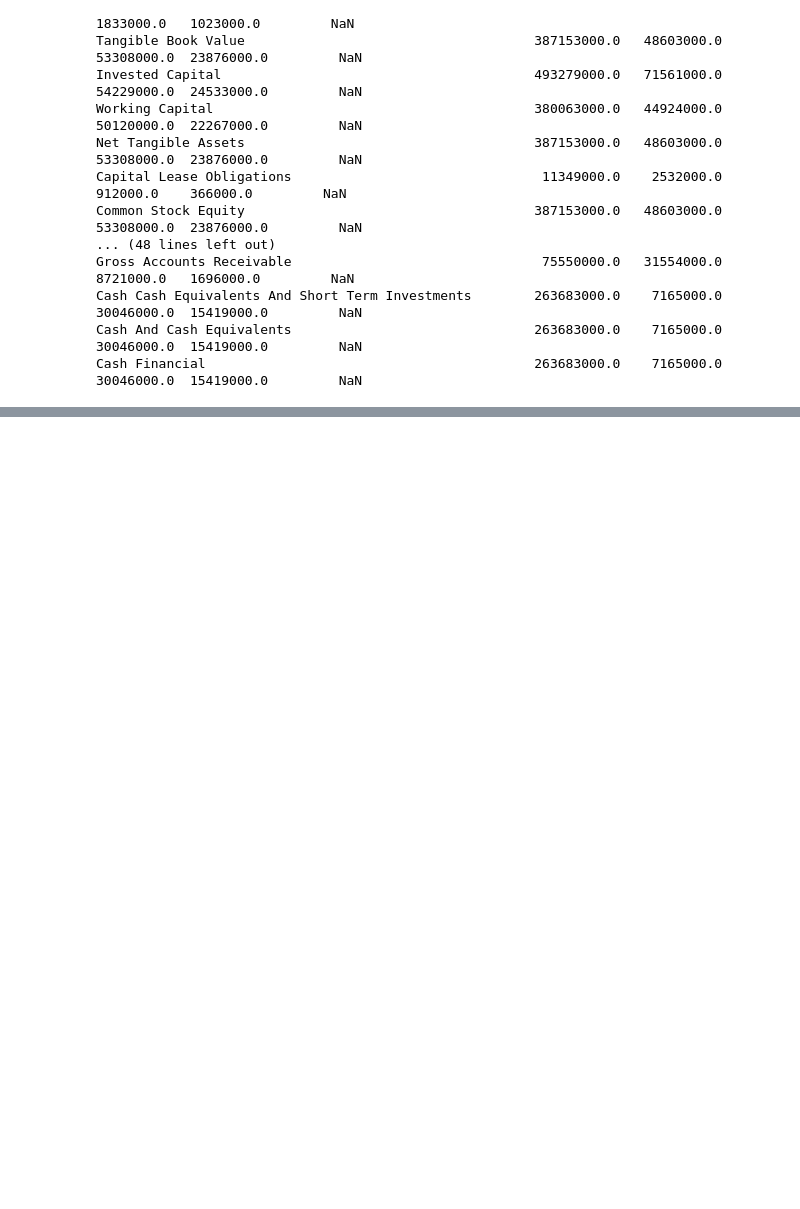
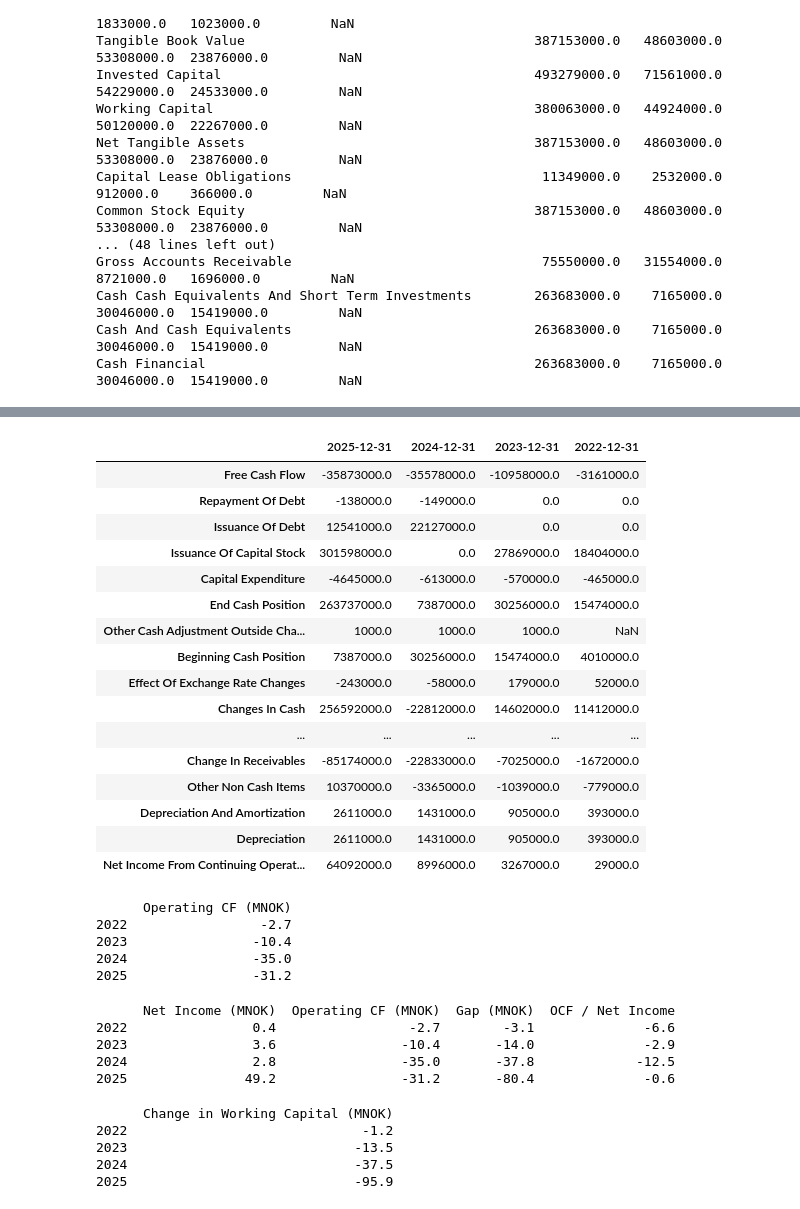
Before and after one commit to b-hand-cpu/stock-analysis, a Jupyter notebook: delia_analysis.ipynb, the cells around one changed output, grey strips where cells are left out. Drawn from its saved outputs; the diff is of its cells as text; code cells hidden in the pictures; blank space fills up the shorter version.

```diff
--- a/delia_analysis.ipynb
+++ b/delia_analysis.ipynb
@@ -114,0 +144,72 @@ Freq: YE-DEC, dtype: float64
+# %%
+cashflow = yf.Ticker(delia_ticker).cashflow
+cashflow
+# %% [output]
+|  | 2025-12-31 | 2024-12-31 | 2023-12-31 | 2022-12-31 |
+| Free Cash Flow | -35873000.0 | -35578000.0 | -10958000.0 | -3161000.0 |
+| Repayment Of Debt | -138000.0 | -149000.0 | 0.0 | 0.0 |
+| Issuance Of Debt | 12541000.0 | 22127000.0 | 0.0 | 0.0 |
+| Issuance Of Capital Stock | 301598000.0 | 0.0 | 27869000.0 | 18404000.0 |
+| Capital Expenditure | -4645000.0 | -613000.0 | -570000.0 | -465000.0 |
+| End Cash Position | 263737000.0 | 7387000.0 | 30256000.0 | 15474000.0 |
+| Other Cash Adjustment Outside Cha... | 1000.0 | 1000.0 | 1000.0 | NaN |
+| Beginning Cash Position | 7387000.0 | 30256000.0 | 15474000.0 | 4010000.0 |
+| Effect Of Exchange Rate Changes | -243000.0 | -58000.0 | 179000.0 | 52000.0 |
+| Changes In Cash | 256592000.0 | -22812000.0 | 14602000.0 | 11412000.0 |
+| ... | ... | ... | ... | ... |
+| Change In Receivables | -85174000.0 | -22833000.0 | -7025000.0 | -1672000.0 |
+| Other Non Cash Items | 10370000.0 | -3365000.0 | -1039000.0 | -779000.0 |
+| Depreciation And Amortization | 2611000.0 | 1431000.0 | 905000.0 | 393000.0 |
+| Depreciation | 2611000.0 | 1431000.0 | 905000.0 | 393000.0 |
+| Net Income From Continuing Operat... | 64092000.0 | 8996000.0 | 3267000.0 | 29000.0 |
+# %%
+# Hent operasjonell kontantstrøm
+operating_cf = cashflow.loc["Operating Cash Flow"].sort_index()
+
+ocf = pd.DataFrame({
+    "Operating CF (MNOK)": operating_cf / 1e6
+})
+
+ocf.index = ocf.index.year
+print(ocf.round(1).to_string())
+# %% [output]
+      Operating CF (MNOK)
+2022                 -2.7
+2023                -10.4
+2024                -35.0
+2025                -31.2
+# %%
+net_income = income.loc["Net Income"].sort_index()
+
+quality = pd.DataFrame({
+    "Net Income (MNOK)": net_income / 1e6,
+    "Operating CF (MNOK)": operating_cf / 1e6,
+})
+
+quality["Gap (MNOK)"] = quality["Operating CF (MNOK)"] - quality["Net Income (MNOK)"]
+quality["OCF / Net Income"] = (quality["Operating CF (MNOK)"] / quality["Net Income (MNOK)"]).round(2)
+
+quality.index = quality.index.year
+print(quality.round(1).to_string())
+# %% [output]
+      Net Income (MNOK)  Operating CF (MNOK)  Gap (MNOK)  OCF / Net Income
+2022                0.4                 -2.7        -3.1              -6.6
+2023                3.6                -10.4       -14.0              -2.9
+2024                2.8                -35.0       -37.8             -12.5
+2025               49.2                -31.2       -80.4              -0.6
+# %%
+# Sjekk endring i arbeidskapital
+working_capital_change = cashflow.loc["Change In Working Capital"].sort_index()
+
+wc = pd.DataFrame({
+    "Change in Working Capital (MNOK)": working_capital_change / 1e6
+})
+
+wc.index = wc.index.year
+print(wc.round(1).to_string())
+# %% [output]
+      Change in Working Capital (MNOK)
+2022                              -1.2
+2023                             -13.5
+2024                             -37.5
+2025                             -95.9
```
Also changed, not shown: parts of 22 cells of this notebook.
